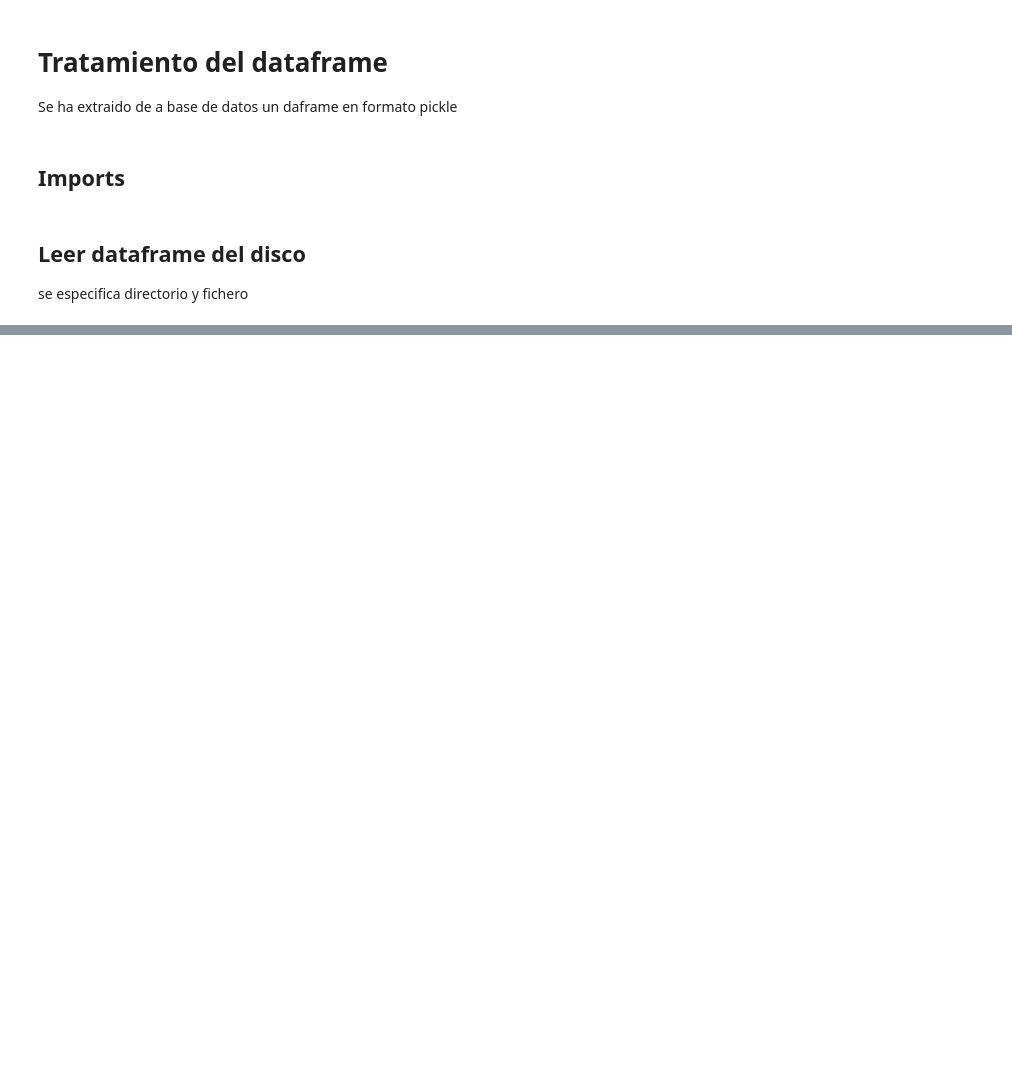
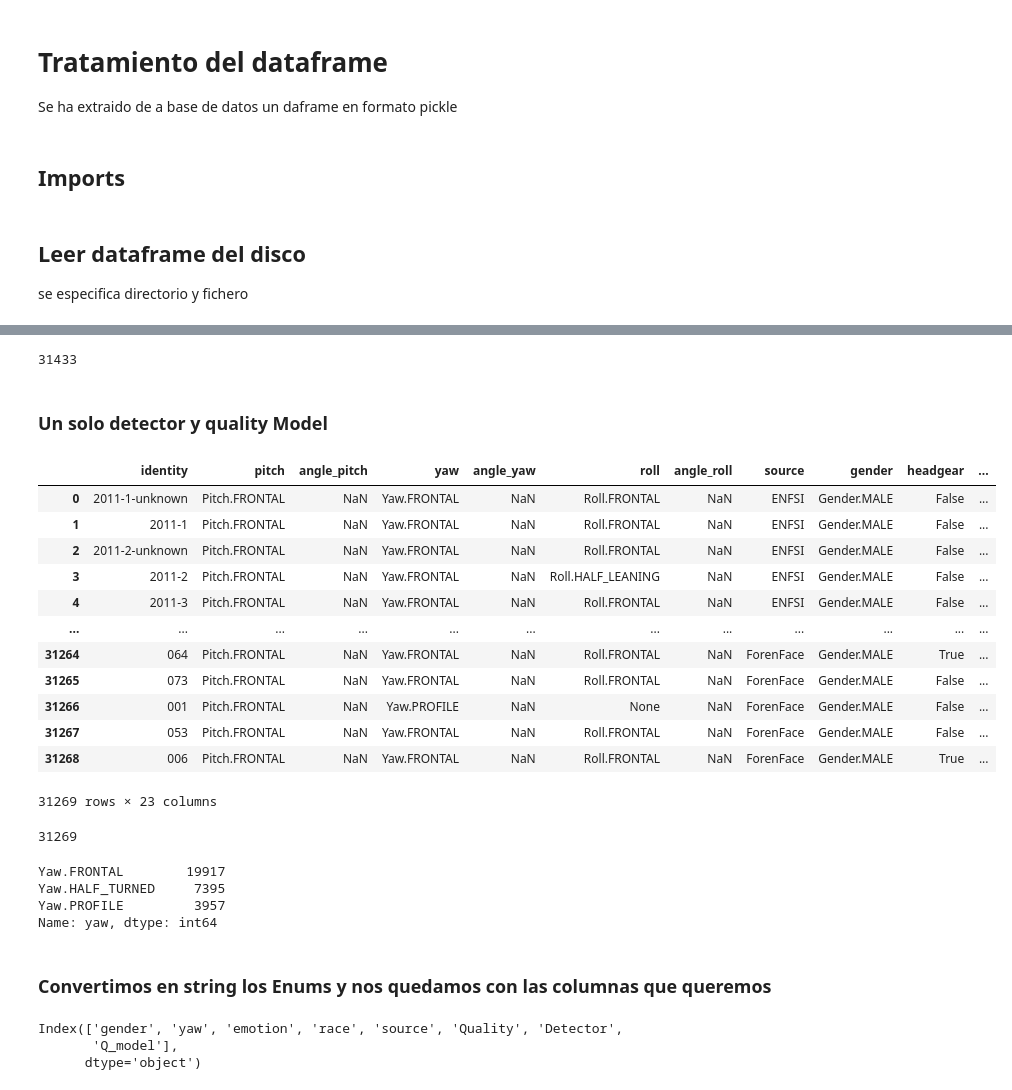
Before and after one commit to AndreaMacarulla/LR-video-face, a Jupyter notebook: process_df.ipynb, the cells around one changed output, grey strips where cells are left out. Drawn from its saved outputs; the diff is of its cells as text; code cells hidden in the pictures; blank space fills up the shorter version.

```diff
--- a/process_df.ipynb
+++ b/process_df.ipynb
@@ -22,0 +82,38 @@ df = pd.read_pickle(os.path.join(input_dir,'df.pkl'))
+# %%
+len(np.unique(df2.image_id))
+# %% [output]
+31433
+# %% [markdown]
+### Un solo detector y quality Model
+# %%
+df3 = df2.loc[(df2.Detector == 'mtcnn') & (df2.Q_model=='ser_fiq')]
+df3.reset_index(drop=True, inplace = True)
+# %%
+df3
+# %% [output]
+|  | identity | pitch | angle_pitch | yaw | angle_yaw | roll | angle_roll | source | gender | headgear | ... |
+| 0 | 2011-1-unknown | Pitch.FRONTAL | NaN | Yaw.FRONTAL | NaN | Roll.FRONTAL | NaN | ENFSI | Gender.MALE | False | ... |
+| 1 | 2011-1 | Pitch.FRONTAL | NaN | Yaw.FRONTAL | NaN | Roll.FRONTAL | NaN | ENFSI | Gender.MALE | False | ... |
+| 2 | 2011-2-unknown | Pitch.FRONTAL | NaN | Yaw.FRONTAL | NaN | Roll.FRONTAL | NaN | ENFSI | Gender.MALE | False | ... |
+| 3 | 2011-2 | Pitch.FRONTAL | NaN | Yaw.FRONTAL | NaN | Roll.HALF_LEANING | NaN | ENFSI | Gender.MALE | False | ... |
+| 4 | 2011-3 | Pitch.FRONTAL | NaN | Yaw.FRONTAL | NaN | Roll.FRONTAL | NaN | ENFSI | Gender.MALE | False | ... |
+| ... | ... | ... | ... | ... | ... | ... | ... | ... | ... | ... | ... |
+| 31264 | 064 | Pitch.FRONTAL | NaN | Yaw.FRONTAL | NaN | Roll.FRONTAL | NaN | ForenFace | Gender.MALE | True | ... |
+| 31265 | 073 | Pitch.FRONTAL | NaN | Yaw.FRONTAL | NaN | Roll.FRONTAL | NaN | ForenFace | Gender.MALE | False | ... |
+| 31266 | 001 | Pitch.FRONTAL | NaN | Yaw.PROFILE | NaN | None | NaN | ForenFace | Gender.MALE | False | ... |
+| 31267 | 053 | Pitch.FRONTAL | NaN | Yaw.FRONTAL | NaN | Roll.FRONTAL | NaN | ForenFace | Gender.MALE | False | ... |
+| 31268 | 006 | Pitch.FRONTAL | NaN | Yaw.FRONTAL | NaN | Roll.FRONTAL | NaN | ForenFace | Gender.MALE | True | ... |
+31269 rows × 23 columns
+# %%
+len (df3)
+# %% [output]
+31269
+# %%
+df3.yaw.value_counts()
+# %% [output]
+Yaw.FRONTAL        19917
+Yaw.HALF_TURNED     7395
+Yaw.PROFILE         3957
+Name: yaw, dtype: int64
+# %% [markdown]
+### Convertimos en string los Enums y nos quedamos con las columnas que queremos
@@ -22,0 +131,6 @@ df = pd.read_pickle(os.path.join(input_dir,'df.pkl'))
+# %%
+df_plot.columns
+# %% [output]
+Index(['gender', 'yaw', 'emotion', 'race', 'source', 'Quality', 'Detector',
+       'Q_model'],
+      dtype='object')
```
Also changed, not shown: parts of 62 cells of this notebook, 15 other files.
